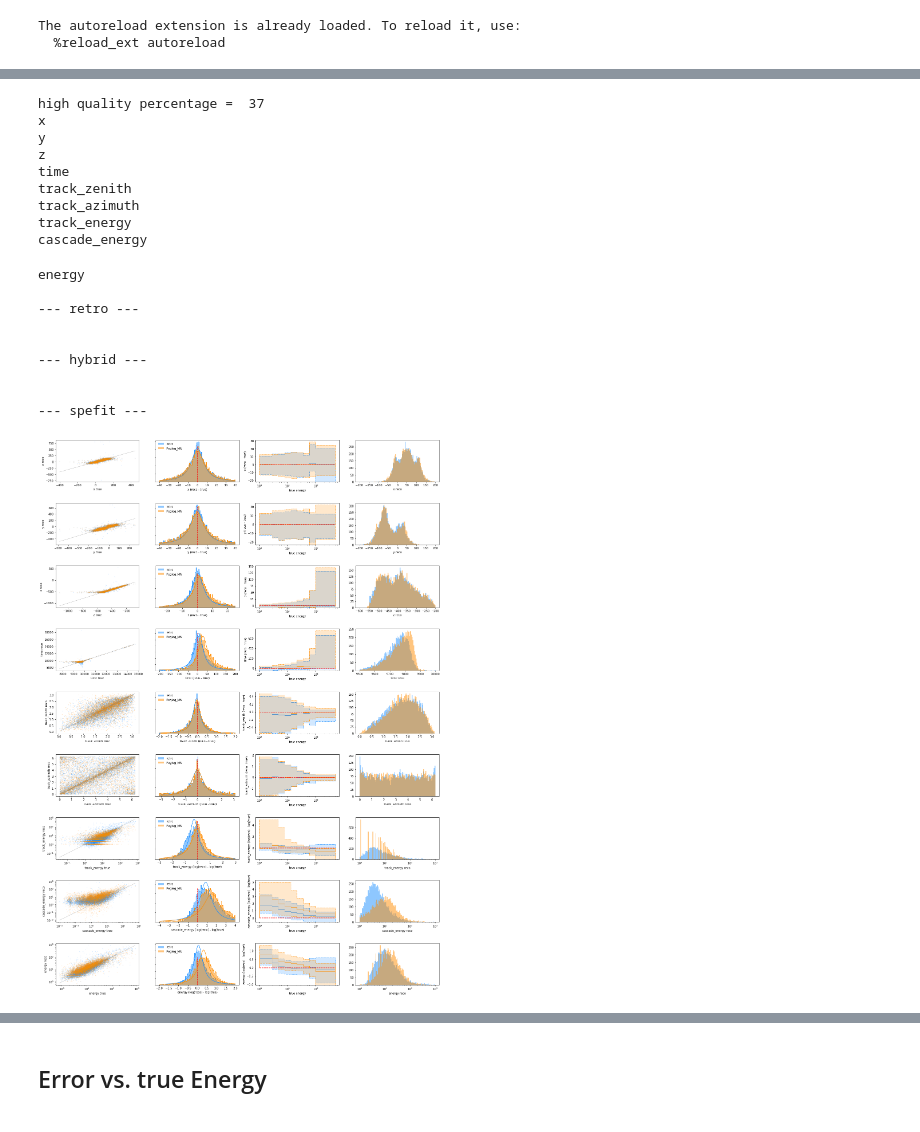
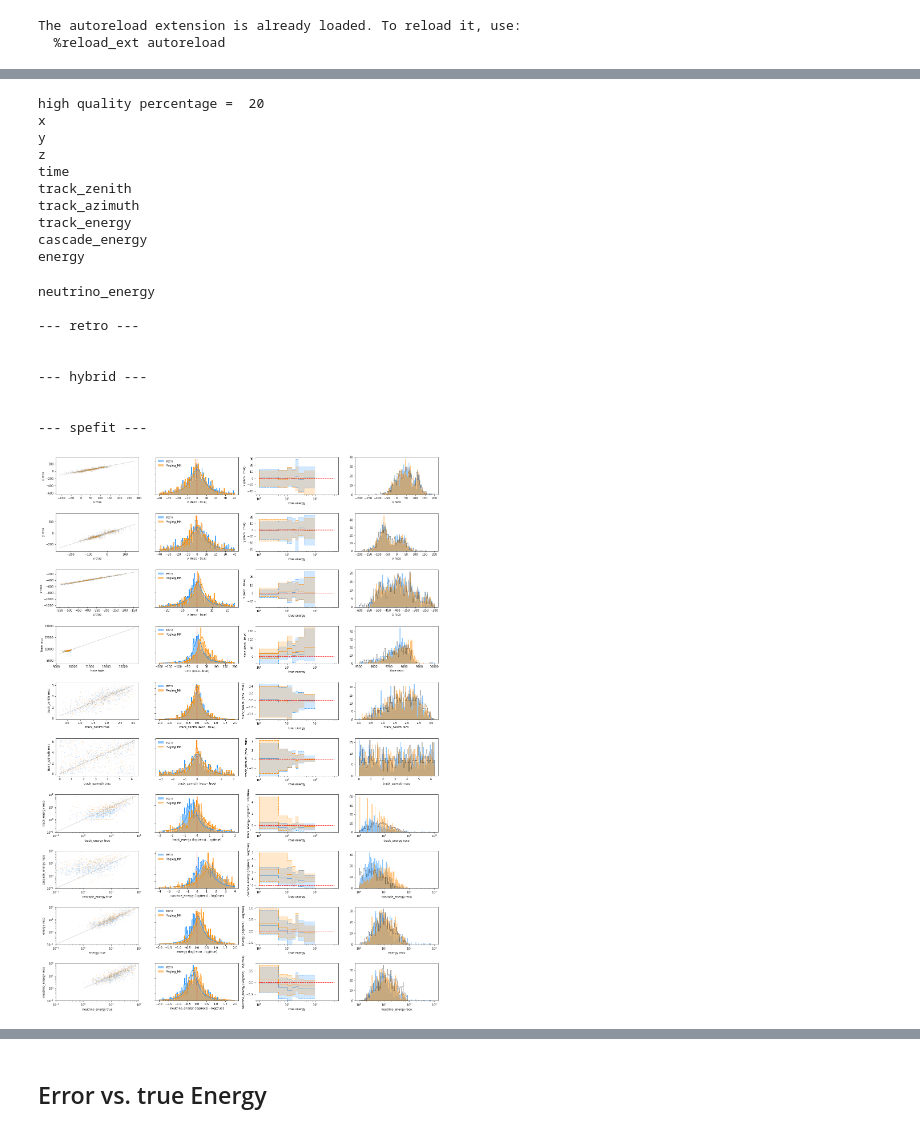
Before and after one commit to ts4051/retro, a Jupyter notebook: notebooks/resolutions.ipynb, the cells around one changed output, grey strips where cells are left out. Saved outputs shown, nothing was run; the diff lists cells and outputs as text; code cells hidden in the pictures.

Commit message:
update notebooks; estimator

```diff
--- a/notebooks/resolutions.ipynb
+++ b/notebooks/resolutions.ipynb
@@ -231,20 +279,22 @@ plt.savefig('llh_corr.png')
 # %%
 #mask = np.logical_and(np.logical_and(np.logical_and(events['retro_track_zenith_delta'] < 10, events['retro_x_delta'] < 50),events['retro_y_delta'] < 50), events['retro_z_delta'] < 30)
+# %%
+events.mask = None
 # %%
-#energy_corr_cscd = 1.0
-#energy_corr_trck = 1.0
-#energy_offset = 0.
-#events['retro_neutrino_energy'] = energy_corr_trck*events['retro_track_energy'] + energy_corr_cscd*events['retro_cascade_energy'] + energy_offset
+#energy_corr_cscd = 0.9
+#energy_corr_trck = 1.3
+#energy_offset = 2.
+#events['retro_neutrino_energy_weighted_median'] = energy_corr_trck*events['retro_track_energy_weighted_median'] + energy_corr_cscd*events['retro_cascade_energy_weighted_median'] + energy_offset
 #events['retro_neutrino_energy_low'] = energy_corr_trck*events['retro_track_energy_low'] + energy_corr_cscd*events['retro_cascade_energy_low'] + energy_offset
 #events['retro_neutrino_energy_high'] = energy_corr_trck*events['retro_track_energy_high'] + energy_corr_cscd*events['retro_cascade_energy_high'] + energy_offset
-#events['pegleg_neutrino_energy'] = events['pegleg_energy']
+events['pegleg_neutrino_energy'] = events['pegleg_energy']
 # %%
 e_bins = pn.Grid()
-e_bins['energy'].edges = np.array([1, 2.7825594 ,  4.64158883, 7.74263683,   12.91549665,   21.5443469 ,   35.93813664, 59.94842503,  100.   ,500     ])
+e_bins['energy'].edges = np.array([1, 5 ,  10, 15,  20 , 25, 40,  100.   ,500     ])
 #np.logspace(np.log10(np.nanmin(events['energy'])),np.log10(np.nanmax(events['energy'])),11)
 hists = pn.GridData(e_bins)
 # %%
-fig, axes = plt.subplots(figsize=(24, 35), ncols=4, nrows=9)
+fig, axes = plt.subplots(figsize=(24, 35), ncols=4, nrows=10)
 plt.subplots_adjust(hspace = 0.5)
 
 res = []
@@ -252,18 +302,20 @@ pegres = []
 speres = []
 
 estimator = '_weighted_median'
+#estimator = '_best'
+#estimator = '_median'
 
 
 events['retro_energy_logdelta'] = np.log10(0.5*events['retro_energy_delta']/events['retro_energy'+estimator])
 
-mask = events['retro_z'+estimator] > -550
+mask = events['z'] > -550
 #mask = np.logical_and(mask, events['retro_energy'+estimator] > 5.6)
 #mask = np.logical_and(mask, events['retro_energy'+estimator] < 56)
 #mask = np.logical_and(mask, events['pegleg_energy'] > 5.6)
 #mask = np.logical_and(mask, events['pegleg_energy'] < 56)
 
 #high_quality_evts = np.logical_and(events['retro_energy_delta'] < 20, events['retro_track_zenith_delta'] < 0.7)
-high_quality_evts = np.logical_and(events['retro_energy_logdelta'] < np.median(events['retro_energy_logdelta']), events['retro_track_zenith_delta'] < np.median(events['retro_track_zenith_delta']))
+high_quality_evts = np.logical_and(events['retro_energy_logdelta'] < np.percentile(events['retro_energy_logdelta'], 100), events['retro_track_zenith_delta'] < np.percentile(events['retro_track_zenith_delta'], 20))
 #high_quality_evts = np.logical_and(high_quality_evts, events['retro_x_delta'] < 30)
 #high_quality_evts = np.logical_and(high_quality_evts, events['retro_y_delta'] < 30)
 #high_quality_evts = np.logical_and(high_quality_evts, events['retro_z_delta'] < 20)
@@ -276,18 +328,19 @@ low_quality_evts = np.logical_and(mask, low_quality_evts)
 percentage = int(np.sum(high_quality_evts)/np.sum(mask)*100)
 print 'high quality percentage = ',percentage
 
-#recos = ['retro', 'retro', 'retro']#, 'pegleg']
-#labels = ['retro', 'retro rest', 'retro best %i%%'%percentage, 'Pegleg_MN']
-#colors = ['gray', 'dodgerblue', 'yellowgreen', 'darkorange']
-#masks = [mask, low_quality_evts, high_quality_evts, mask]
-
+'''
+recos = ['retro', 'retro', 'retro']#, 'pegleg']
+labels = ['retro', 'retro rest', 'retro best %i%%'%percentage, 'Pegleg_MN']
+colors = ['gray', 'dodgerblue', 'yellowgreen', 'darkorange']
+masks = [mask, low_quality_evts, high_quality_evts, mask]
+'''
 recos = ['retro', 'pegleg']
 labels = ['retro', 'Pegleg_MN']
 colors = ['dodgerblue', 'darkorange']
 masks = [mask, mask]
+#'''
 
-
-for i, dim in enumerate(['x', 'y', 'z', 'time', 'track_zenith', 'track_azimuth', 'track_energy', 'cascade_energy', 'energy']):#, 'neutrino_energy']):
+for i, dim in enumerate(['x', 'y', 'z', 'time', 'track_zenith', 'track_azimuth', 'track_energy', 'cascade_energy', 'energy', 'neutrino_energy']):
     print dim
     ax1 = axes[i,0]
     ax2 = axes[i,1]
@@ -335,6 +388,9 @@ for i, dim in enumerate(['x', 'y', 'z', 'time', 'track_zenith', 'track_azimuth',
         events.mask = mask
         events.plot_2d(fig, ax1, dim, key, color=color, s=1, alpha=0.2)
         events.mask = None
+        if 'energy' in dim:
+            ax1.set_xlim((1e-1,1e2))
+            ax1.set_ylim((1e-1,1e2))
 
         # ------------diff histos---------------
         d_key = reco+'_d_'+dim
@@ -373,6 +429,7 @@ for i, dim in enumerate(['x', 'y', 'z', 'time', 'track_zenith', 'track_azimuth',
         #---------- the reco var itself --------
         ax4.hist(events[key], bins=bins2, color=color, alpha=0.5, label=label, histtype='stepfilled')
         events.mask = None
+    ax4.hist(events[dim], bins=bins2, color='k', alpha=0.5, histtype='step')
 
 
     # ---- axis formatting
@@ -485,36 +542,37 @@ for i, dim in enumerate(['x', 'y', 'z', 'time', 'track_zenith', 'track_azimuth',
                       )
     ax3.add_artist(atext)
     ax3.tick_params(labelleft='off')
 
 print '\n--- retro ---'
 print '\n'.join(res)
 print '\n--- hybrid ---'
 print '\n'.join(pegres)
 print '\n--- spefit ---'
 print '\n'.join(speres)
 
 
 plt.savefig('res.png')
 # %% [output]
-high quality percentage =  37
+high quality percentage =  20
 x
 y
 z
 time
 track_zenith
 track_azimuth
 track_energy
 cascade_energy
+energy
-energy
+neutrino_energy
 
 --- retro ---
 
 
 --- hybrid ---
 
 
 --- spefit ---
-[figure, old version]
+[figure, new version]
 # %%
 fig, axes = plt.subplots(figsize=(20, 15), ncols=3, nrows=3)
 
```
Also changed, not shown: parts of 9 cells of this notebook, 3 other files.
